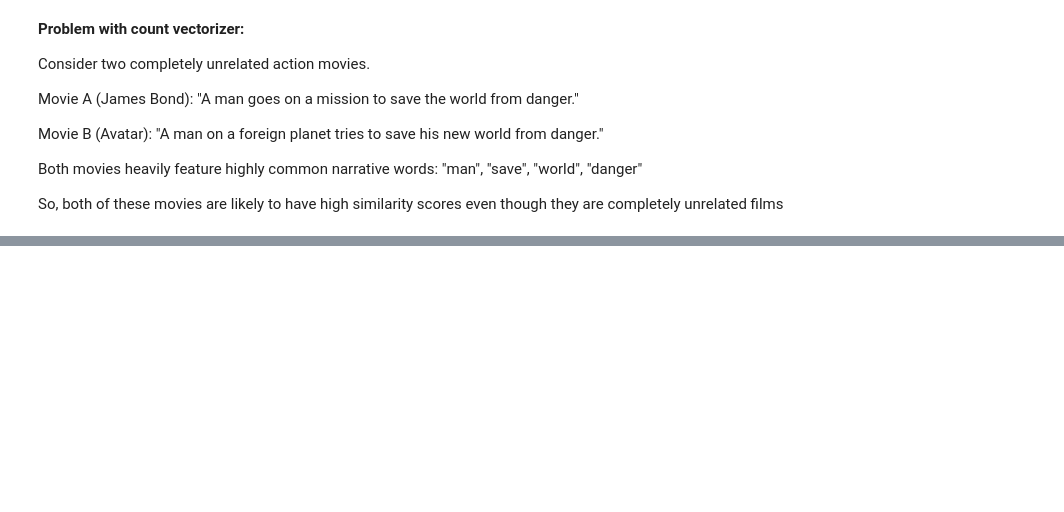
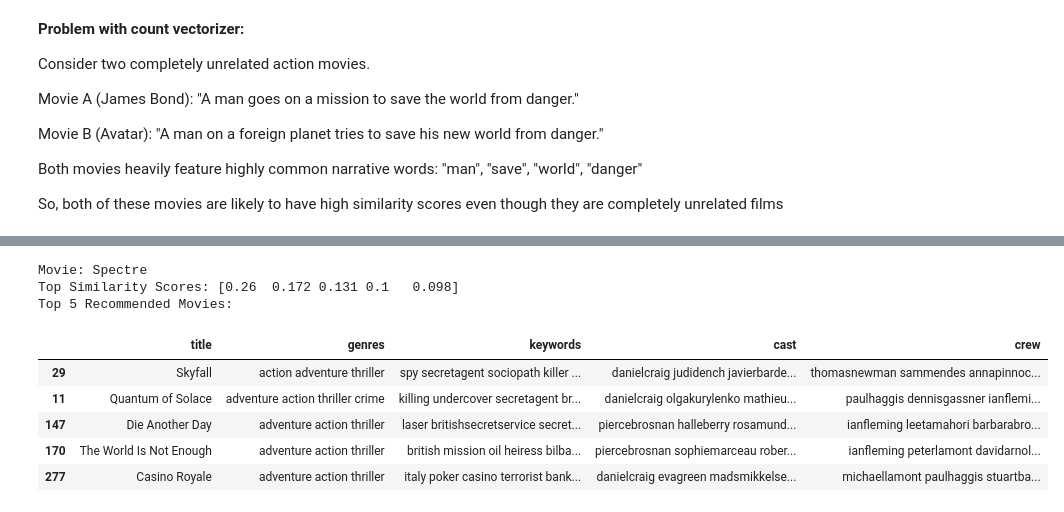
Before and after one commit to Moulicodes/movie-recommendation-system, a Jupyter notebook: movie_recommendation_system.ipynb, the cells around one changed output, grey strips where cells are left out. Cells and saved outputs as stored; diff of their text form; code cells hidden in the pictures; blank space fills up the shorter version.

```diff
--- a/movie_recommendation_system.ipynb
+++ b/movie_recommendation_system.ipynb
@@ -177,0 +250,12 @@ So, both of these movies are likely to have high similarity scores even though t
+# %%
+recommend_movies(2)
+# %% [output]
+Movie: Spectre
+Top Similarity Scores: [0.26  0.172 0.131 0.1   0.098]
+Top 5 Recommended Movies:
+|  | title | genres | keywords | cast | crew |
+| 29 | Skyfall | action adventure thriller | spy secretagent sociopath killer ... | danielcraig judidench javierbarde... | thomasnewman sammendes annapinnoc... |
+| 11 | Quantum of Solace | adventure action thriller crime | killing undercover secretagent br... | danielcraig olgakurylenko mathieu... | paulhaggis dennisgassner ianflemi... |
+| 147 | Die Another Day | adventure action thriller | laser britishsecretservice secret... | piercebrosnan halleberry rosamund... | ianfleming leetamahori barbarabro... |
+| 170 | The World Is Not Enough | adventure action thriller | british mission oil heiress bilba... | piercebrosnan sophiemarceau rober... | ianfleming peterlamont davidarnol... |
+| 277 | Casino Royale | adventure action thriller | italy poker casino terrorist bank... | danielcraig evagreen madsmikkelse... | michaellamont paulhaggis stuartba... |
```
Also changed, not shown: parts of 10 cells of this notebook.
